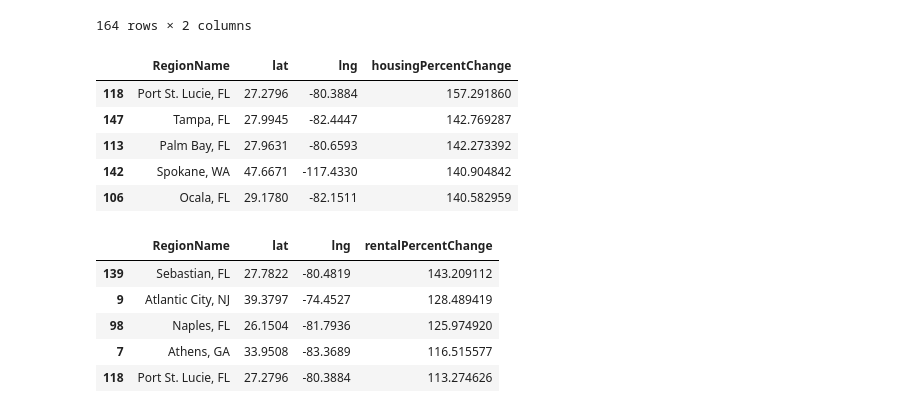
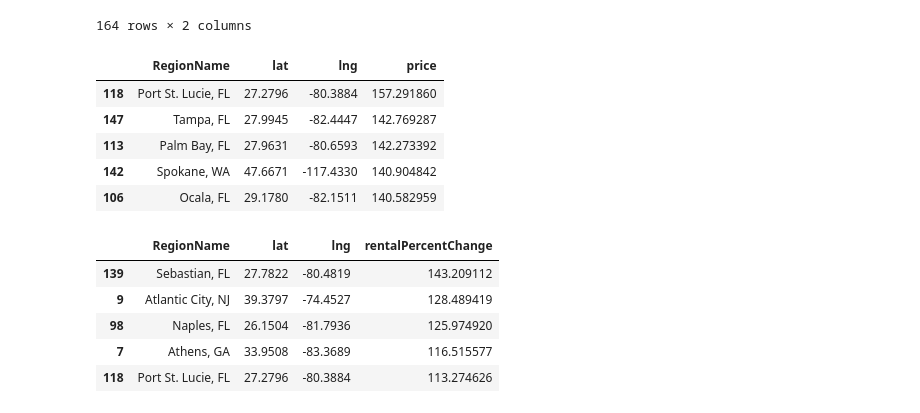
Before and after one commit to elgnol/RealEstate_Project_3, a Jupyter notebook: Analysis/Data_analysis_tatyana.ipynb, the cells around one changed output. Cells and saved outputs as stored; diff of their text form; code cells hidden in the pictures.

Commit message:
renamed columns

```diff
--- a/Analysis/Data_analysis_tatyana.ipynb
+++ b/Analysis/Data_analysis_tatyana.ipynb
@@ -425,13 +425,14 @@ discrepancy_df.sort_values(by = 'discrepancy', ascending = True)
 # %%
 # dataframe for % change in home values
 home_percents = filtered_home_df[["RegionName", "housingPercentChange"]]
 home_percents = pd.merge(home_percents, cities_df_simple, on = 'RegionName', how = 'inner')
 home_percents = home_percents[["RegionName", "lat", "lng", "housingPercentChange"]]
+home_percents.rename(columns={'housingPercentChange': 'price'}, inplace=True)
 # show top 5
-home_top_5 = home_percents.sort_values(by = 'housingPercentChange', ascending = False).head()
+home_top_5 = home_percents.sort_values(by = 'price', ascending = False).head()
 home_top_5
 # %% [output]
-|  | RegionName | lat | lng | housingPercentChange |
+|  | RegionName | lat | lng | price |
 | 118 | Port St. Lucie, FL | 27.2796 | -80.3884 | 157.291860 |
 | 147 | Tampa, FL | 27.9945 | -82.4447 | 142.769287 |
 | 113 | Palm Bay, FL | 27.9631 | -80.6593 | 142.273392 |
```
Also changed, not shown: 4 other files.
